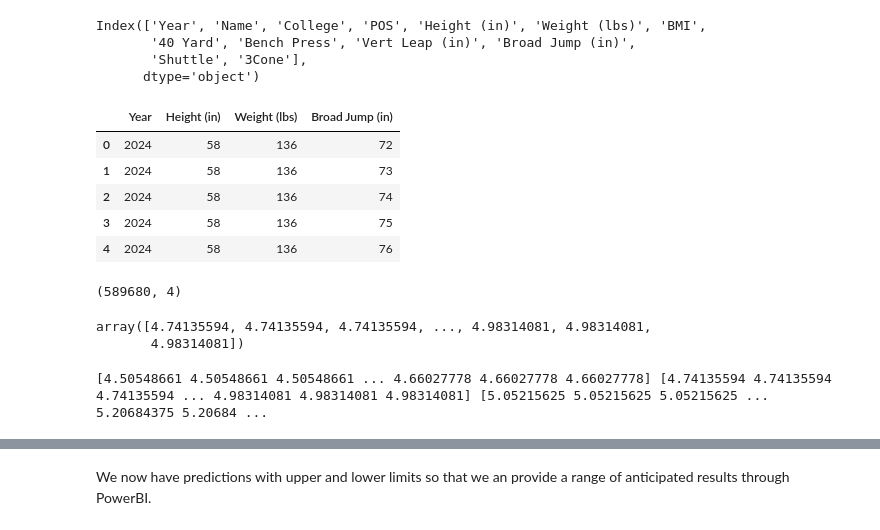
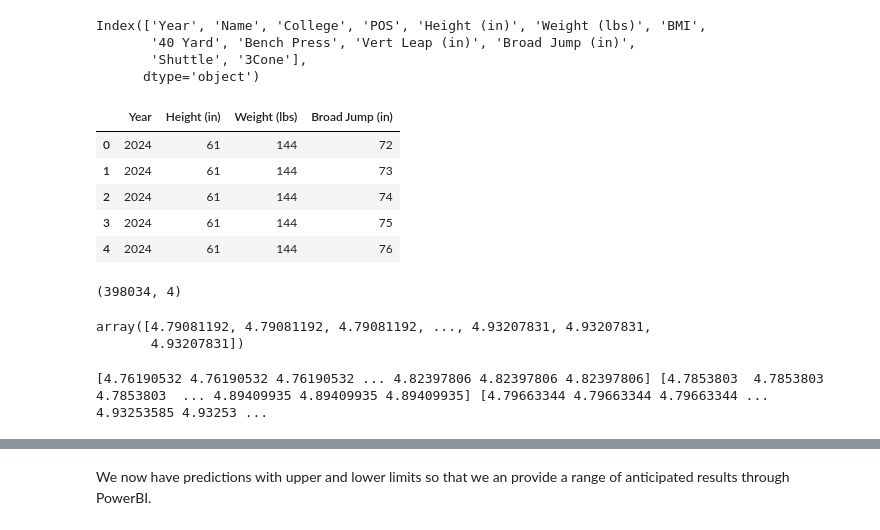
Before and after one commit to seancary62/NFL_Combine, a Jupyter notebook: NFL_Combine_Predict_40_Times.ipynb, the cells around one changed output, grey strips where cells are left out. Cells and saved outputs as stored; diff of their text form; code cells hidden in the pictures.

```diff
--- a/NFL_Combine_Predict_40_Times.ipynb
+++ b/NFL_Combine_Predict_40_Times.ipynb
@@ -23,32 +23,32 @@ Index(['Year', 'Name', 'College', 'POS', 'Height (in)', 'Weight (lbs)', 'BMI',
 # %%
 # Create lists of values that will be our input data.
 # use the min and max values from the orignal data as the range.
-height = [i for i in range(int(combine_raw_df['Height (in)'].min()*(0.95)),
-                               int(combine_raw_df['Height (in)'].astype('int').max()*(1.05)),1)]
-weight = [i for i in range(int(combine_raw_df['Weight (lbs)'].min()*(0.95)),
-                               int(combine_raw_df['Weight (lbs)'].astype('int').max()*(1.05)),1)]
+height = [i for i in range(int(combine_raw_df['Height (in)'].min()),
+                               int(combine_raw_df['Height (in)'].astype('int').max()),1)]
+weight = [i for i in range(int(combine_raw_df['Weight (lbs)'].min()),
+                               int(combine_raw_df['Weight (lbs)'].astype('int').max()),1)]
 broad_jump = [i for i in range(72,150,1)]
 
-# Combine the values into all posiblle combinations
+# Combine the values into all possible combinations
 
 combo_list = list(itertools.product(height,weight,broad_jump))
 
 predictions_df = pd.DataFrame(combo_list, columns=['Height (in)', 'Weight (lbs)','Broad Jump (in)'])
 predictions_df.insert(0,'Year',datetime.now().year)
 
 # Print the dataframe
 predictions_df.head()
 # %% [output]
 |  | Year | Height (in) | Weight (lbs) | Broad Jump (in) |
-| 0 | 2024 | 58 | 136 | 72 |
-| 1 | 2024 | 58 | 136 | 73 |
-| 2 | 2024 | 58 | 136 | 74 |
-| 3 | 2024 | 58 | 136 | 75 |
-| 4 | 2024 | 58 | 136 | 76 |
+| 0 | 2024 | 61 | 144 | 72 |
+| 1 | 2024 | 61 | 144 | 73 |
+| 2 | 2024 | 61 | 144 | 74 |
+| 3 | 2024 | 61 | 144 | 75 |
+| 4 | 2024 | 61 | 144 | 76 |
 # %%
 predictions_df.shape
 # %% [output]
-(589680, 4)
+(398034, 4)
 # %%
 # Import pickle
 import pickle
@@ -60,23 +60,23 @@ predictions = loaded_model.predict(predictions_df)
 
 predictions
 # %% [output]
-array([4.74135594, 4.74135594, 4.74135594, ..., 4.98314081, 4.98314081,
-       4.98314081])
+array([4.79081192, 4.79081192, 4.79081192, ..., 4.93207831, 4.93207831,
+       4.93207831])
 # %%
 # Get predictions from each tree
-predictions_per_tree = np.array([tree.predict(predictions_df) for tree in loaded_model.estimators_])
+predictions_per_iteration = np.array([loaded_model.predict(predictions_df, ntree_end=i) for i in range(1, loaded_model.tree_count_ + 1)])
 
 # Calculate prediction mean
-mean_prediction = np.mean(predictions_per_tree, axis=0)
+mean_prediction = np.mean(predictions_per_iteration, axis=0)
 
-# Calculate prediction intervals (e.g., 90% confidence)
-lower_bound = np.percentile(predictions_per_tree, 5, axis=0)
-upper_bound = np.percentile(predictions_per_tree, 95, axis=0)
+# Calculate prediction intervals
+lower_bound = np.percentile(predictions_per_iteration, 5, axis=0)
+upper_bound = np.percentile(predictions_per_iteration, 95, axis=0)
 
 # Display bounds
 print(lower_bound, mean_prediction, upper_bound)
 # %% [output]
-[4.50548661 4.50548661 4.50548661 ... 4.66027778 4.66027778 4.66027778] [4.74135594 4.74135594 4.74135594 ... 4.98314081 4.98314081 4.98314081] [5.05215625 5.05215625 5.05215625 ... 5.20684375 5.20684 ...
+[4.76190532 4.76190532 4.76190532 ... 4.82397806 4.82397806 4.82397806] [4.7853803  4.7853803  4.7853803  ... 4.89409935 4.89409935 4.89409935] [4.79663344 4.79663344 4.79663344 ... 4.93253585 4.93253 ...
 # %%
 predictions_df['Predictions'] = mean_prediction
 predictions_df['Lower Bound'] = lower_bound
```
Also changed, not shown: parts of 1 cell of this notebook, 10 other files.
